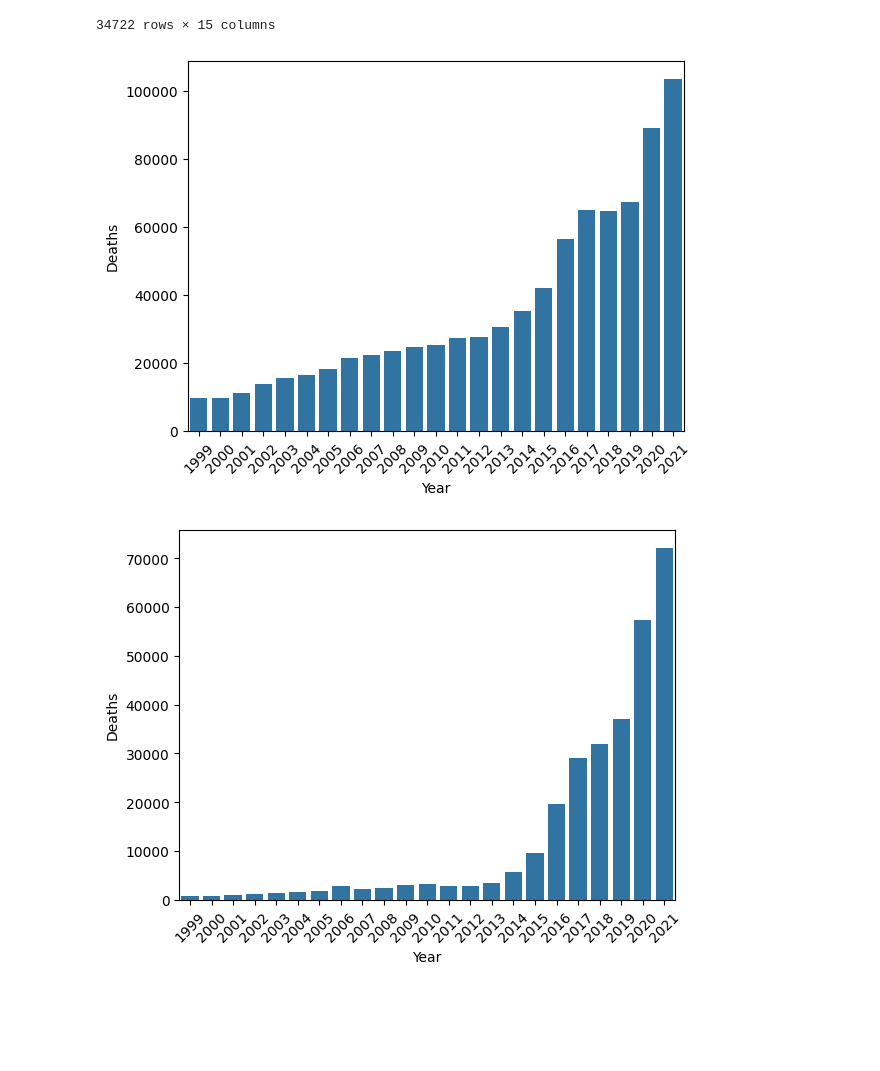
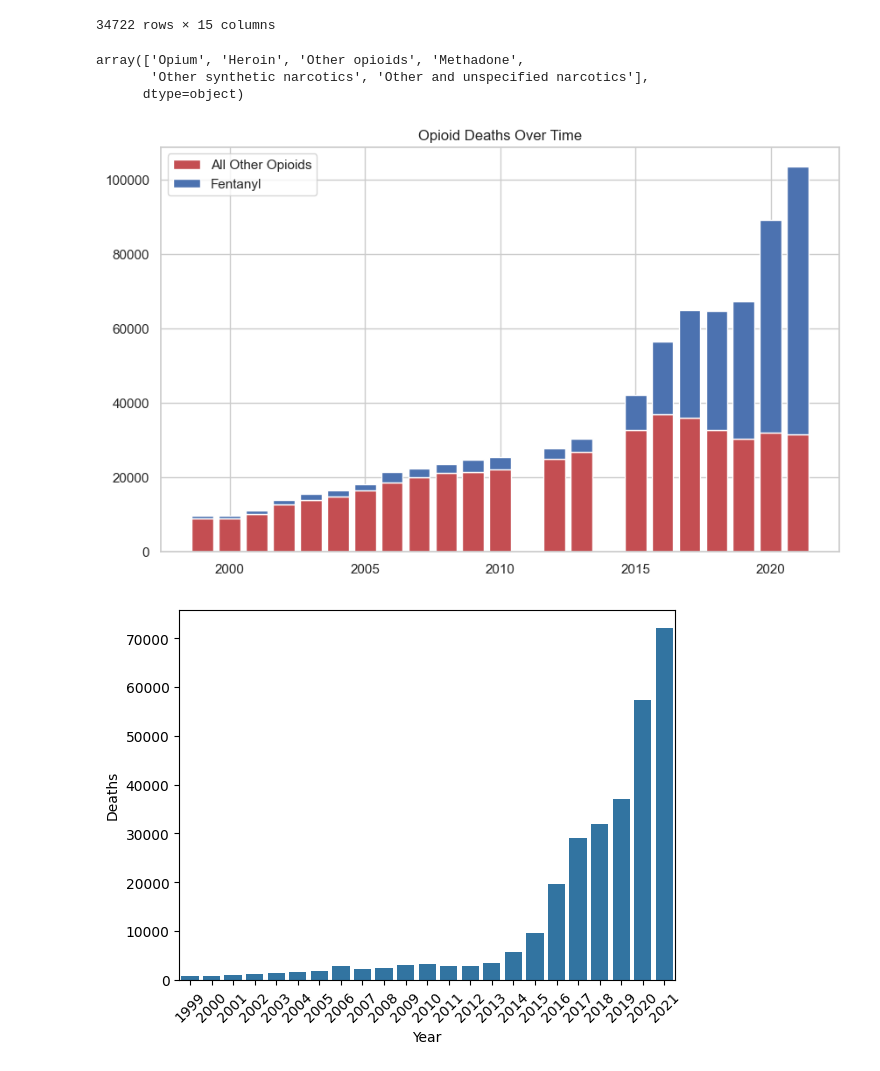
Before and after one commit to jmsarabia/fentanyl_eda, a Jupyter notebook: wonder/Combine_In_2021.ipynb, the cells around one changed output. Cells and saved outputs as stored; diff of their text form; code cells hidden in the pictures; blank space fills up the shorter version.

Commit message:
working on some visualizations

```diff
--- a/wonder/Combine_In_2021.ipynb
+++ b/wonder/Combine_In_2021.ipynb
@@ -228,16 +230,41 @@ df_old_plus_2021
 | 6617 | Other and unspecified narcotics | T40.6 | 2021 | 2021 | Male | M | More than one race | ... |
 | 6618 | Other and unspecified narcotics | T40.6 | 2021 | 2021 | Male | M | More than one race | ... |
 34722 rows × 15 columns
+# %%
+df_old_plus_2021['Multiple Cause of death'].unique()
+# %% [output]
+array(['Opium', 'Heroin', 'Other opioids', 'Methadone',
+       'Other synthetic narcotics', 'Other and unspecified narcotics'],
+      dtype=object)
 # %%
 # Sum of Deaths over time
-deaths_sum = df_old_plus_2021.groupby(['Year'])['Deaths'].sum().reset_index()
 
-bar_deaths = sns.barplot(data=deaths_sum, x='Year', y='Deaths')
+# Set the Seaborn style
+sns.set(style="whitegrid")
 
-for item in bar_deaths.get_xticklabels():
-    item.set_rotation(45)
+# Scatter plot of Actual vs Predicted values
+plt.figure(figsize=(10, 6))
+
+deaths_sum = df_old_plus_2021.groupby(['Year','Multiple Cause of death'])['Deaths'].sum().reset_index()
+unmelted = deaths_sum.pivot(index='Year', columns='Multiple Cause of death')
+unmelted = unmelted['Deaths'].reset_index()
+unmelted['All Other Opioids'] = unmelted['Opium'] + unmelted['Heroin'] + unmelted['Other opioids'] + unmelted['Methadone']\
++ unmelted['Other and unspecified narcotics']
+
+x = unmelted['Year']
+
+y1 = unmelted['All Other Opioids']
+y2 = unmelted['Other synthetic narcotics']
+
+plt.bar(x, y1, color='r')
+plt.bar(x, y2, bottom=y1, color='b')
+
+plt.legend(["All Other Opioids", "Fentanyl"])
+
+plt.title('Opioid Deaths Over Time')
+plt.show()
 # %% [output]
-[figure, old version]
+[figure, new version]
 # %%
 # Sum of Deaths over time, fentanyl
 df_old_plus_2021_fentanyl = df_old_plus_2021[df_old_plus_2021['Multiple Cause of death'] == 'Other synthetic narcotics']
```
Also changed, not shown: parts of 2 cells of this notebook.
